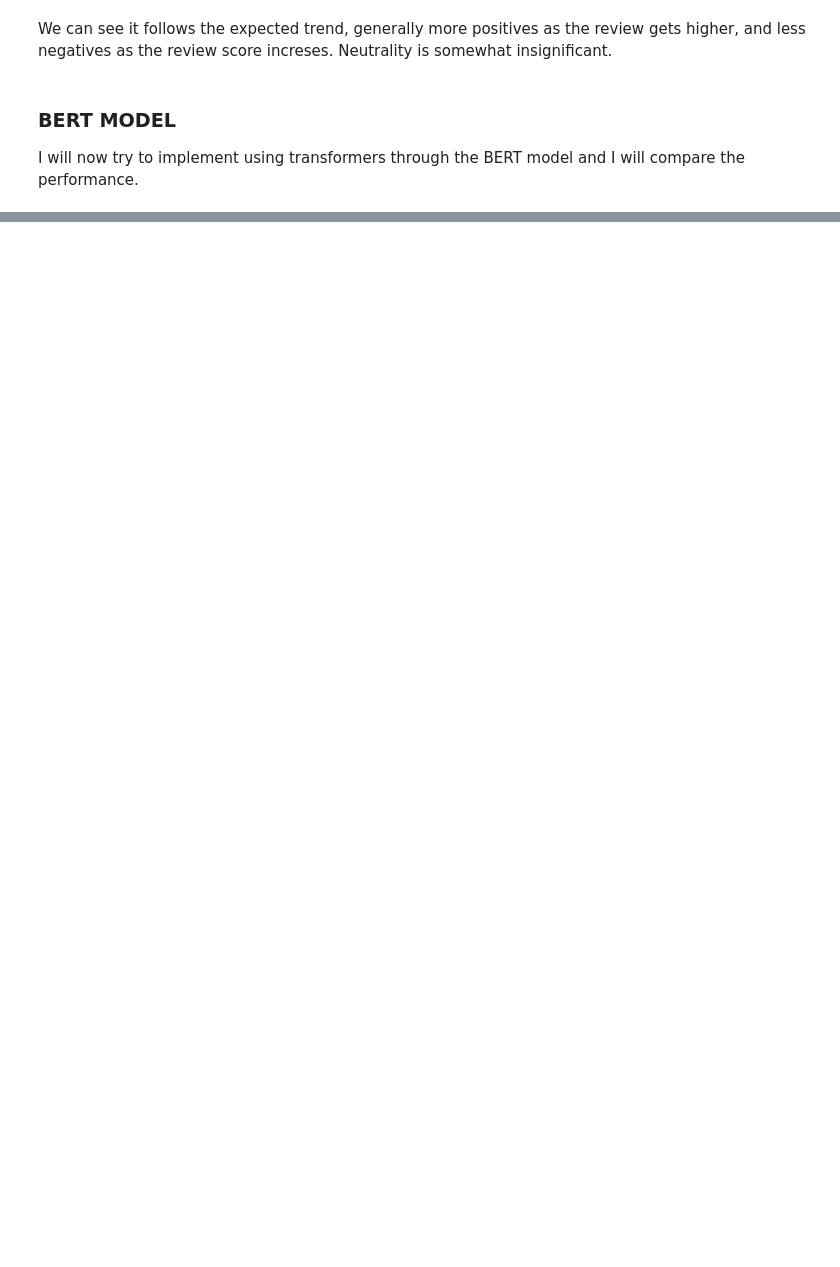
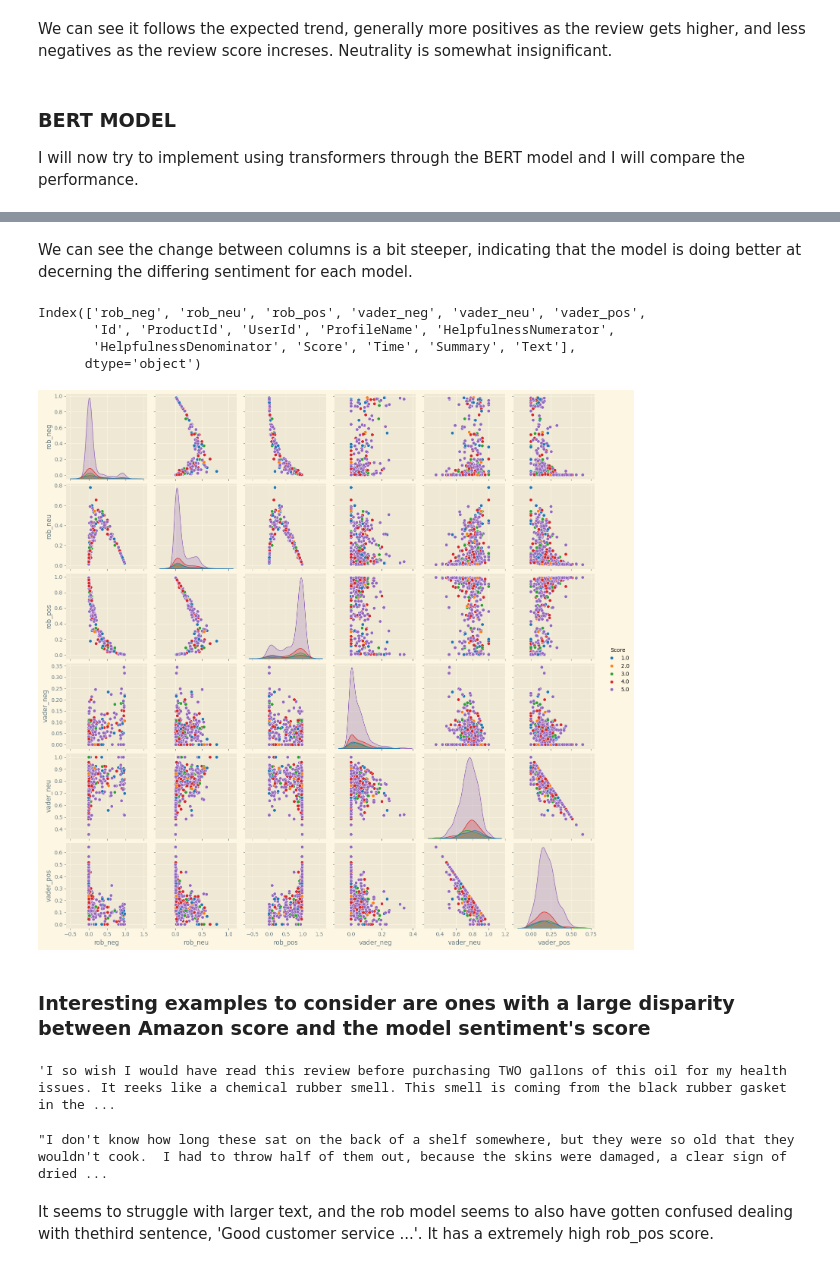
Before and after one commit to thjuels/ML-projs, a Jupyter notebook: sentiment-analysis-int/sentiment-analysis.ipynb, the cells around one changed output, grey strips where cells are left out. Saved outputs shown, nothing was run; the diff lists cells and outputs as text; code cells hidden in the pictures; blank space fills up the shorter version.

```diff
--- a/sentiment-analysis-int/sentiment-analysis.ipynb
+++ b/sentiment-analysis-int/sentiment-analysis.ipynb
@@ -212,0 +255,32 @@ I will now try to implement using transformers through the BERT model and I will
+# %%
+def roberta_scorer(item):
+    encoded_ex = tokenizer(item, return_tensors='pt')
+    output = model(**encoded_ex)
+    np_output = output[0][0].detach().numpy()
+    res = softmax(np_output)
+    scores_dict = {
+        "rob_neg" : res[0],
+        "rob_neu" : res[1],
+        "rob_pos" : res[2],
+    }
+    return scores_dict  # <-- Add this line!
+
+scores = {}
+for i, row in tqdm(df.iterrows(), total=len(df)):
+    try:
+        text = row['Text']
+        currId = row['Id']
+        rob = roberta_scorer(text)
+        vader = sia.polarity_scores(text)
+        vader_renamed = {
+            "vader_neg" : vader["neg"],
+            "vader_neu" : vader["neu"],
+            "vader_pos" : vader["pos"],
+        }
+        scores[currId] = { **rob, **vader_renamed }
+    except RuntimeError:
+        print(f"Broke for id: {currId}")
+
+# If you want to create a dataframe from scores:
+scored_roberta_df = pd.DataFrame.from_dict(scores, orient='index')
+scored_roberta_df.head()
@@ -212,0 +324,30 @@ I will now try to implement using transformers through the BERT model and I will
+# %% [markdown]
+We can see the change between columns is a bit steeper, indicating that the model is doing better at decerning the differing sentiment for each model.
+# %%
+final_df.columns
+# %% [output]
+Index(['rob_neg', 'rob_neu', 'rob_pos', 'vader_neg', 'vader_neu', 'vader_pos',
+       'Id', 'ProductId', 'UserId', 'ProfileName', 'HelpfulnessNumerator',
+       'HelpfulnessDenominator', 'Score', 'Time', 'Summary', 'Text'],
+      dtype='object')
+# %%
+sns.pairplot(data=final_df,
+             vars=['rob_neg', 'rob_neu', 'rob_pos', 'vader_neg', 'vader_neu', 'vader_pos'],
+             hue="Score",
+             palette='tab10'
+            )
+plt.show()
+# %% [output]
+[figure, added]
+# %% [markdown]
+### Interesting examples to consider are ones with a large disparity between Amazon score and the model sentiment's score
+# %%
+final_df.query('Score == 1').sort_values('rob_pos', ascending=False)['Text'].values[0]
+# %% [output]
+'I so wish I would have read this review before purchasing TWO gallons of this oil for my health issues. It reeks like a chemical rubber smell. This smell is coming from the black rubber gasket in the ...
+# %%
+final_df.query('Score == 1').sort_values('vader_pos', ascending=False)['Text'].values[0]
+# %% [output]
+"I don't know how long these sat on the back of a shelf somewhere, but they were so old that they wouldn't cook.  I had to throw half of them out, because the skins were damaged, a clear sign of dried ...
+# %% [markdown]
+It seems to struggle with larger text, and the rob model seems to also have gotten confused dealing with thethird sentence, 'Good customer service ...'. It has a extremely high rob_pos score.
```
Also changed, not shown: parts of 27 cells of this notebook.
